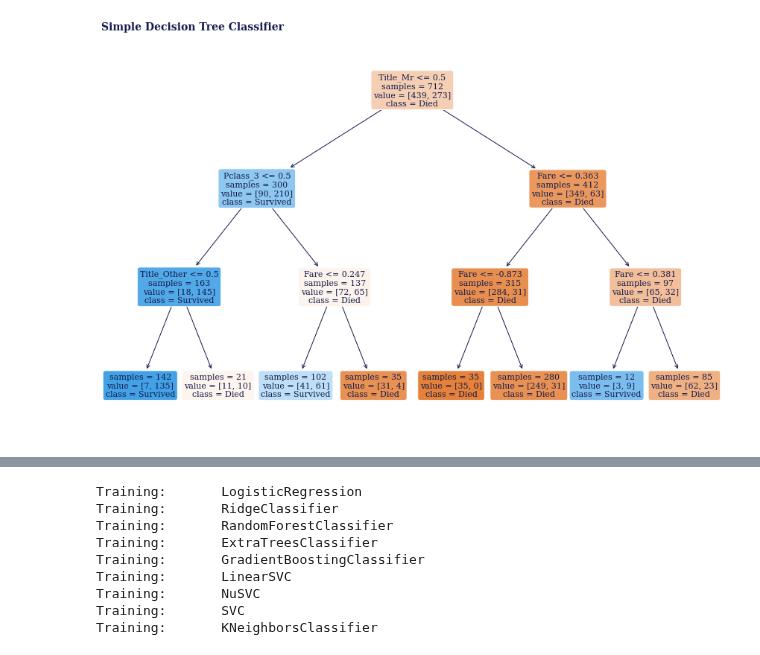
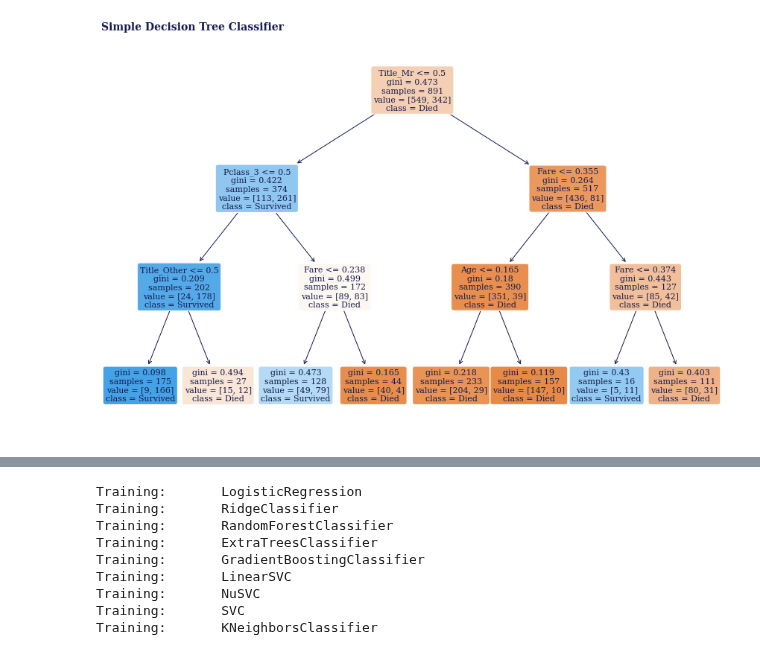
Before and after one commit to mateuszk098/kaggle-notebooks, a Jupyter notebook: kaggle/titanic/titanic_ml.ipynb, the cells around one changed output, grey strips where cells are left out. Drawn from its saved outputs; the diff is of its cells as text; code cells hidden in the pictures.

```diff
--- a/kaggle/titanic/titanic_ml.ipynb
+++ b/kaggle/titanic/titanic_ml.ipynb
@@ -256,24 +371,14 @@ preprocess = make_pipeline(
 # %%
-from sklearn.model_selection import train_test_split
-
 y = train["Survived"]
 X = train.drop("Survived", axis=1)
 
-X_train, X_valid, y_train, y_valid = train_test_split(
-    X, y, test_size=0.2, stratify=y, random_state=42
-)
+X_full = preprocess.fit_transform(X)
+y_full = y
 
-X_train = preprocess.fit_transform(X_train)
-X_valid = preprocess.transform(X_valid)
+assert np.all(np.isfinite(X_full)) == True
+assert np.any(np.isnan(X_full)) == False
 
-assert np.all(np.isfinite(X_train)) == True
-assert np.all(np.isfinite(X_valid)) == True
-
-assert np.any(np.isnan(X_train)) == False
-assert np.any(np.isnan(X_valid)) == False
-
-transformed_features = preprocess.get_feature_names_out()
-X_transformed = pd.DataFrame(X_train, columns=transformed_features)
-X_transformed.head()
+feature_names_out = preprocess.get_feature_names_out()
+pd.DataFrame(X_full, columns=feature_names_out).head()
 # %% [output]
 |  | Age | Fare | Pclass_1 | Pclass_2 | Pclass_3 | Sex_female | Sex_male | Embarked_C | Embarked_Q | ... |
@@ -285,22 +410,22 @@ X_transformed.head()
 # %%
 from sklearn.tree import DecisionTreeClassifier
 from sklearn.tree import plot_tree
 
 tree_clf = DecisionTreeClassifier(max_depth=3, random_state=42)
-tree_clf.fit(X_train, y_train)
+tree_clf.fit(X_full, y_full)
+y_classes = pd.Series(tree_clf.classes_).map({0: "Died", 1: "Survived"})
 
 fig, ax = plt.subplots(1, 1, figsize=(12, 8), tight_layout=True)
 plot_tree(
     decision_tree=tree_clf,
-    feature_names=transformed_features,
-    class_names=["Died", "Survived"],
+    feature_names=feature_names_out,
+    class_names=y_classes,
     filled=True,
-    impurity=False,
     rounded=True,
     ax=ax,
     fontsize=11,
 )
 plt.title("Simple Decision Tree Classifier", loc="left")
 plt.show()
 # %% [output]
-[figure, old version]
+[figure, new version]
```
Also changed, not shown: parts of 43 cells of this notebook.
